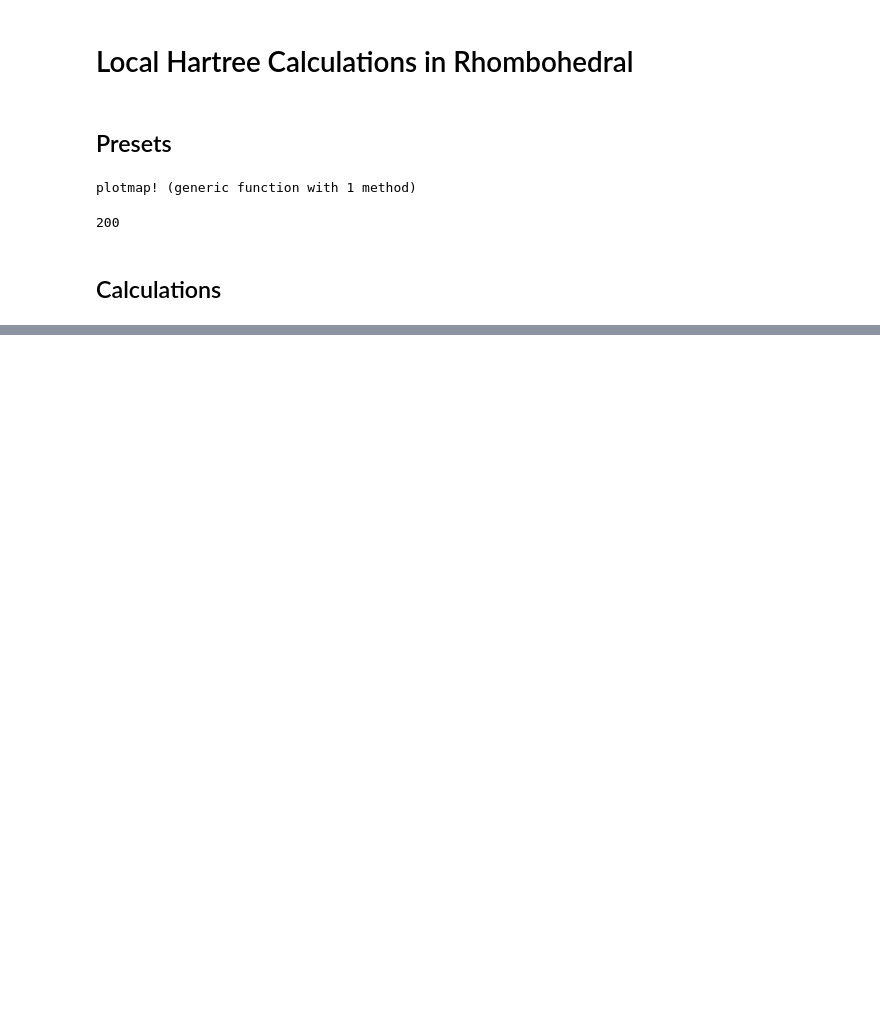
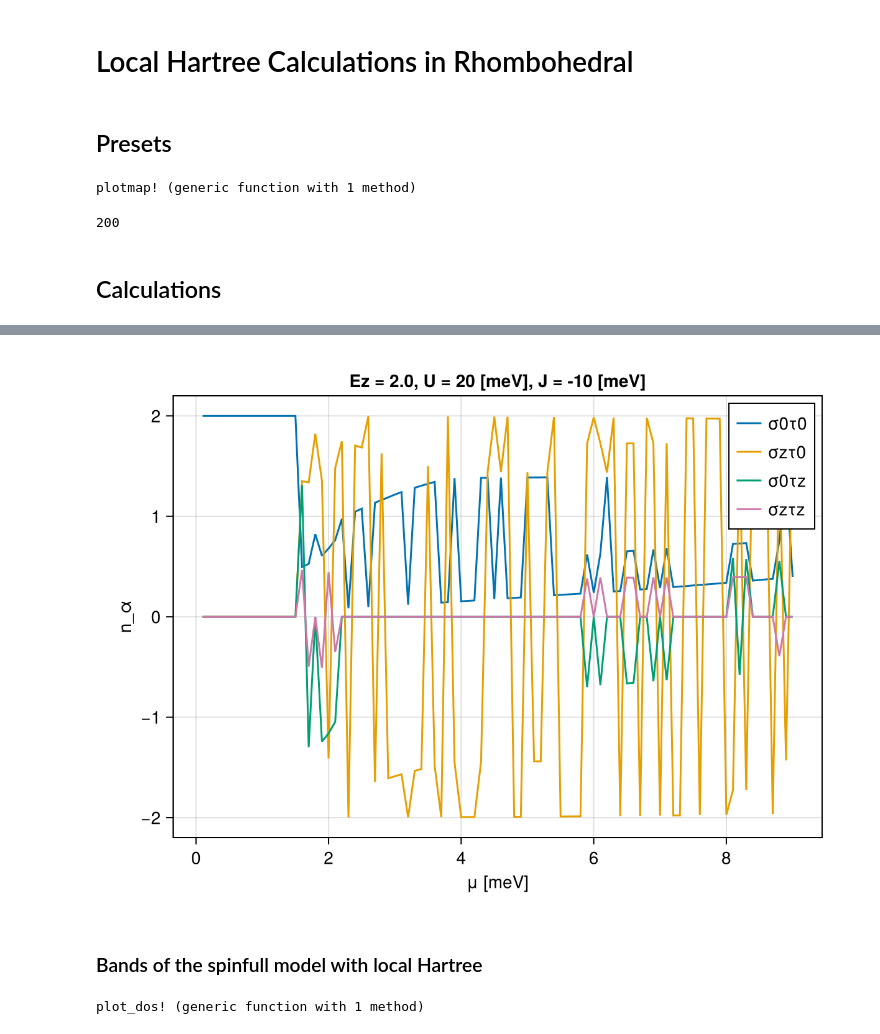
Before and after one commit to fernandopenaranda/LMC, a Jupyter notebook: src/Paper/MRinRhombohedral2.ipynb, the cells around one changed output, grey strips where cells are left out. Drawn from its saved outputs; the diff is of its cells as text; code cells hidden in the pictures; blank space fills up the shorter version.

Commit message:
local hartree

```diff
--- a/src/Paper/MRinRhombohedral2.ipynb
+++ b/src/Paper/MRinRhombohedral2.ipynb
@@ -48,0 +93,67 @@ sigmaijkpresets = lmc_presets(5, 0,1, p);
+# %%
+fig = Figure(); ax = Axis(fig[1,1], xlabel = "μ [meV]", ylabel = "n_α", title = "Ez = $(p.Delta_Ez), U = $(U) [meV], J = $(J) [meV]")
+lines!(ax, μlist, [rh_order_parameter(nαs[i])[1] for i in 1:length(nαs)], label = "σ0τ0")
+lines!(ax, μlist, [rh_order_parameter(nαs[i])[2] for i in 1:length(nαs)], label = "σzτ0")
+lines!(ax, μlist,[rh_order_parameter(nαs[i])[3] for i in 1:length(nαs)], label = "σ0τz")
+lines!(ax, μlist, [rh_order_parameter(nαs[i])[4] for i in 1:length(nαs)], label = "σzτz")
+axislegend(ax)
+fig
+# %% [output]
+[figure, added]
+# %% [markdown]
+### Bands of the spinfull model with local Hartree
+# %%
+function spinfull_plotbands(N, p, μαs; points = 100)
+    fig = Figure()
+    ax = Axis(fig[1:2, 0]; xlabel = "kx", ylabel = "E [meV]")
+    spinfull_plotbands!(ax, N, p, μαs, points = points)
+    return fig
+end
+"""
+Now 1 → K↑, 2 → K'↑, 3 → K↓, 4 → K'↓.
+"""
+function spinfull_plotbands!(ax, N, p, μαs; points = 100)
+    ps =[Params_rhombohedral(p, μ = μαs[1], ξ = 1, Delta_Ez = p.Delta_Ez, Valley_asym = 0),
+        Params_rhombohedral(p, μ = μαs[2], ξ = -1, Delta_Ez = p.Delta_Ez, Valley_asym = 0),
+        Params_rhombohedral(p, μ = μαs[3], ξ = 1, Delta_Ez = p.Delta_Ez, Valley_asym = 0),
+        Params_rhombohedral(p, μ = μαs[4], ξ = -1, Delta_Ez = p.Delta_Ez, Valley_asym = 0)]
+
+    abcNplotbandsk(ax, N, points, ps[1]; ylims = [-1, 1])#, style = :solid)
+    abcNplotbandsk(ax, N, points, ps[2]; ylims = [-1, 1])#, style = :dash)
+    abcNplotbandsk(ax, N, points, ps[3]; ylims = [-1, 1])#, style = :solid)
+    abcNplotbandsk(ax, N, points, ps[4]; ylims = [-1, 1])#, style = :dash)
+end
+
+function spinfull_dos(N, p, μαs, μlist; evals = 100, η = 0.05)
+    ps =[Params_rhombohedral(p, μ = μαs[1], ξ = 1, Delta_Ez = p.Delta_Ez, Valley_asym = 0),
+        Params_rhombohedral(p, μ = μαs[2], ξ = -1, Delta_Ez = p.Delta_Ez, Valley_asym = 0),
+        Params_rhombohedral(p, μ = μαs[3], ξ = 1, Delta_Ez = p.Delta_Ez, Valley_asym = 0),
+        Params_rhombohedral(p, μ = μαs[4], ξ = -1, Delta_Ez = p.Delta_Ez, Valley_asym = 0)]
+
+    ω, js = spinfull_dos(N, ps, η, evals)
+    fig = Figure()
+    ax = Axis(fig[1,1], xlabel = "μ [meV]", ylabel = "DOS (a.u.)")
+    plot_dos!(ax, ω, js)
+    fig
+end
+
+function spinfull_dos(N, ps, η, evals)
+    nps = [xxx_lmc_presets(N, ps[i]) for i in 1:length(ps)]
+    ω, j1 = c_dos(nps[1], μlist, η = η, evals = evals)
+    ω, j2 = c_dos(nps[2], μlist, η = η, evals = evals)
+    ω, j3 = c_dos(nps[3], μlist, η = η, evals = evals)
+    ω, j4 = c_dos(nps[4], μlist, η = η, evals = evals)
+    return ω, [j1,j2,j3,j4]
+end
+
+function plot_dos!(ax, ω, js)
+    colors = [:black, :black, :gray, :gray]
+    styles = [:solid, :dash, :solid, :dash]
+    labels = ["K↑", "K'↑", "K↓","K'↓"]
+    for (i,j) in enumerate(js)
+        lines!(ax, ω, j, color = colors[i], linestyle = styles[i], label = labels[i])
+    end
+    axislegend(ax)
+end
+# %% [output]
+plot_dos! (generic function with 1 method)
```
Also changed, not shown: parts of 11 cells of this notebook, 1 other file.
